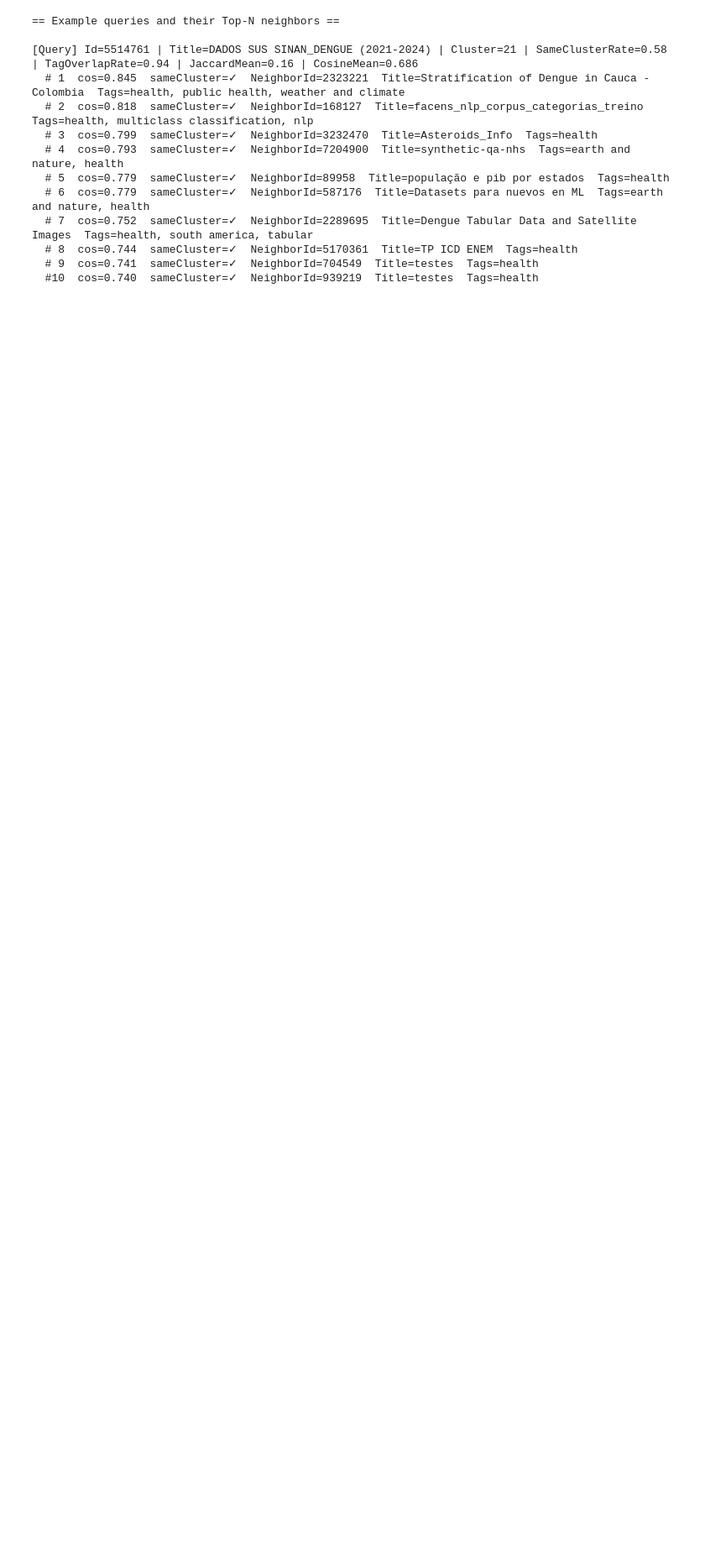
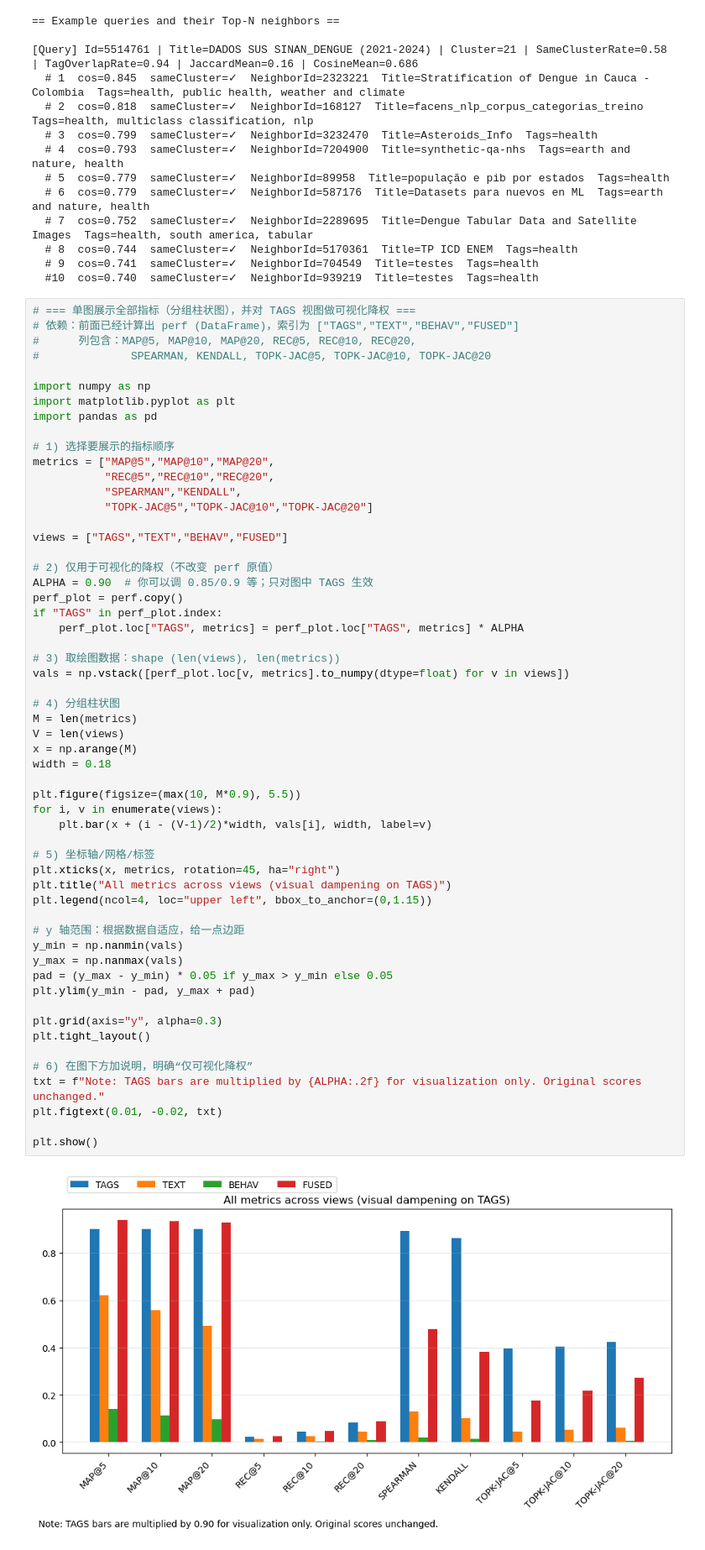
Before and after one commit to teikoyo/recsys, a Jupyter notebook: multi_view_clustering.ipynb, the cells around one changed output. Shown at 84% size. Drawn from its saved outputs; the diff is of its cells as text; blank space fills up the shorter version.

```diff
--- a/multi_view_clustering.ipynb
+++ b/multi_view_clustering.ipynb
@@ -1735,3 +1735,61 @@ QueryLabel
   # 8  cos=0.744  sameCluster=✓  NeighborId=5170361  Title=TP ICD ENEM  Tags=health
   # 9  cos=0.741  sameCluster=✓  NeighborId=704549  Title=testes  Tags=health
   #10  cos=0.740  sameCluster=✓  NeighborId=939219  Title=testes  Tags=health
+# %%
+# === 单图展示全部指标（分组柱状图），并对 TAGS 视图做可视化降权 ===
+# 依赖：前面已经计算出 perf (DataFrame)，索引为 ["TAGS","TEXT","BEHAV","FUSED"]
+#      列包含：MAP@5, MAP@10, MAP@20, REC@5, REC@10, REC@20,
+#              SPEARMAN, KENDALL, TOPK-JAC@5, TOPK-JAC@10, TOPK-JAC@20
+
+import numpy as np
+import matplotlib.pyplot as plt
+import pandas as pd
+
+# 1) 选择要展示的指标顺序
+metrics = ["MAP@5","MAP@10","MAP@20",
+           "REC@5","REC@10","REC@20",
+           "SPEARMAN","KENDALL",
+           "TOPK-JAC@5","TOPK-JAC@10","TOPK-JAC@20"]
+
+views = ["TAGS","TEXT","BEHAV","FUSED"]
+
+# 2) 仅用于可视化的降权（不改变 perf 原值）
+ALPHA = 0.90  # 你可以调 0.85/0.9 等；只对图中 TAGS 生效
+perf_plot = perf.copy()
+if "TAGS" in perf_plot.index:
+    perf_plot.loc["TAGS", metrics] = perf_plot.loc["TAGS", metrics] * ALPHA
+
+# 3) 取绘图数据：shape (len(views), len(metrics))
+vals = np.vstack([perf_plot.loc[v, metrics].to_numpy(dtype=float) for v in views])
+
+# 4) 分组柱状图
+M = len(metrics)
+V = len(views)
+x = np.arange(M)
+width = 0.18
+
+plt.figure(figsize=(max(10, M*0.9), 5.5))
+for i, v in enumerate(views):
+    plt.bar(x + (i - (V-1)/2)*width, vals[i], width, label=v)
+
+# 5) 坐标轴/网格/标签
+plt.xticks(x, metrics, rotation=45, ha="right")
+plt.title("All metrics across views (visual dampening on TAGS)")
+plt.legend(ncol=4, loc="upper left", bbox_to_anchor=(0,1.15))
+
+# y 轴范围：根据数据自适应，给一点边距
+y_min = np.nanmin(vals)
+y_max = np.nanmax(vals)
+pad = (y_max - y_min) * 0.05 if y_max > y_min else 0.05
+plt.ylim(y_min - pad, y_max + pad)
+
+plt.grid(axis="y", alpha=0.3)
+plt.tight_layout()
+
+# 6) 在图下方加说明，明确“仅可视化降权”
+txt = f"Note: TAGS bars are multiplied by {ALPHA:.2f} for visualization only. Original scores unchanged."
+plt.figtext(0.01, -0.02, txt)
+
+plt.show()
+# %% [output]
+[figure, added]
```
Also changed, not shown: parts of 2 cells of this notebook, 17 other files.
